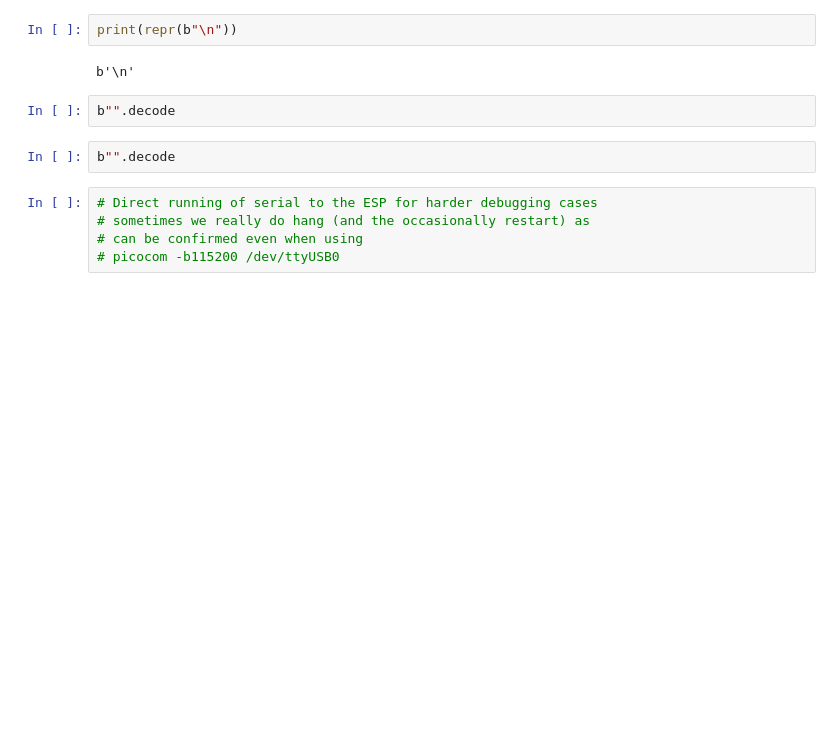
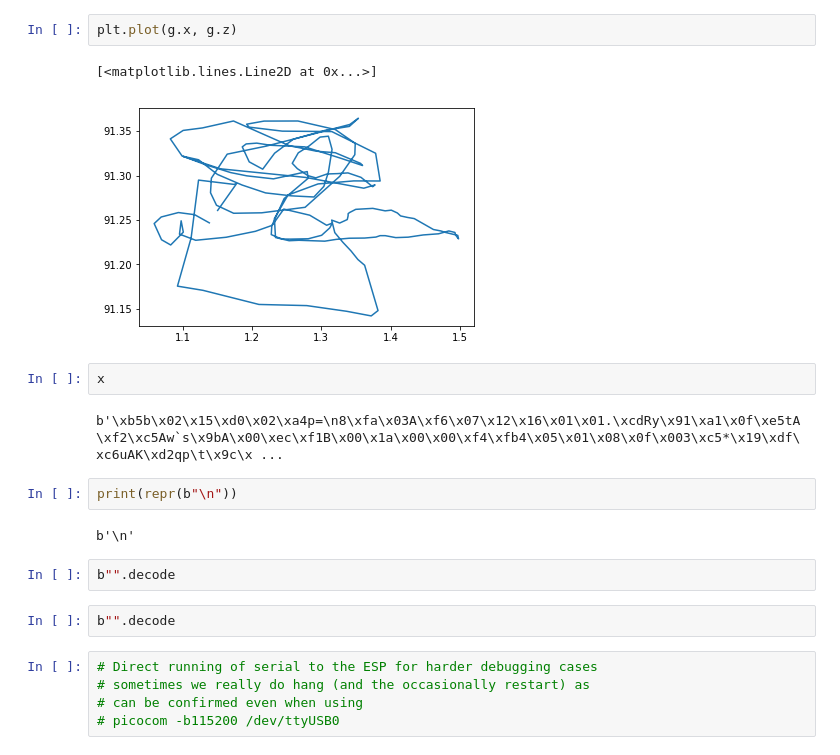
Before and after one commit to goatchurchprime/jupyter_micropython_developer_notebooks, a Jupyter notebook: basicsockets/pc_connecting_to_serial.ipynb, the cells around one changed output. Cells and saved outputs as stored; diff of their text form; blank space fills up the shorter version.

```diff
--- a/basicsockets/pc_connecting_to_serial.ipynb
+++ b/basicsockets/pc_connecting_to_serial.ipynb
@@ -1,3 +56,12 @@
+# %%
+plt.plot(g.x, g.z)
+# %% [output]
+[<matplotlib.lines.Line2D at 0x...>]
+[figure, added]
+# %%
+x
+# %% [output]
+b'\xb5b\x02\x15\xd0\x02\xa4p=\n8\xfa\x03A\xf6\x07\x12\x16\x01\x01.\xcdRy\x91\xa1\x0f\xe5tA\xf2\xc5Aw`s\x9bA\x00\xec\xf1B\x00\x1a\x00\x00\xf4\xfb4\x05\x01\x08\x0f\x003\xc5*\x19\xdf\xc6uAK\xd2qp\t\x9c\x ...
 # %%
 print(repr(b"\n"))
 # %% [output]
```
Also changed, not shown: parts of 11 cells of this notebook, 4 other files.
